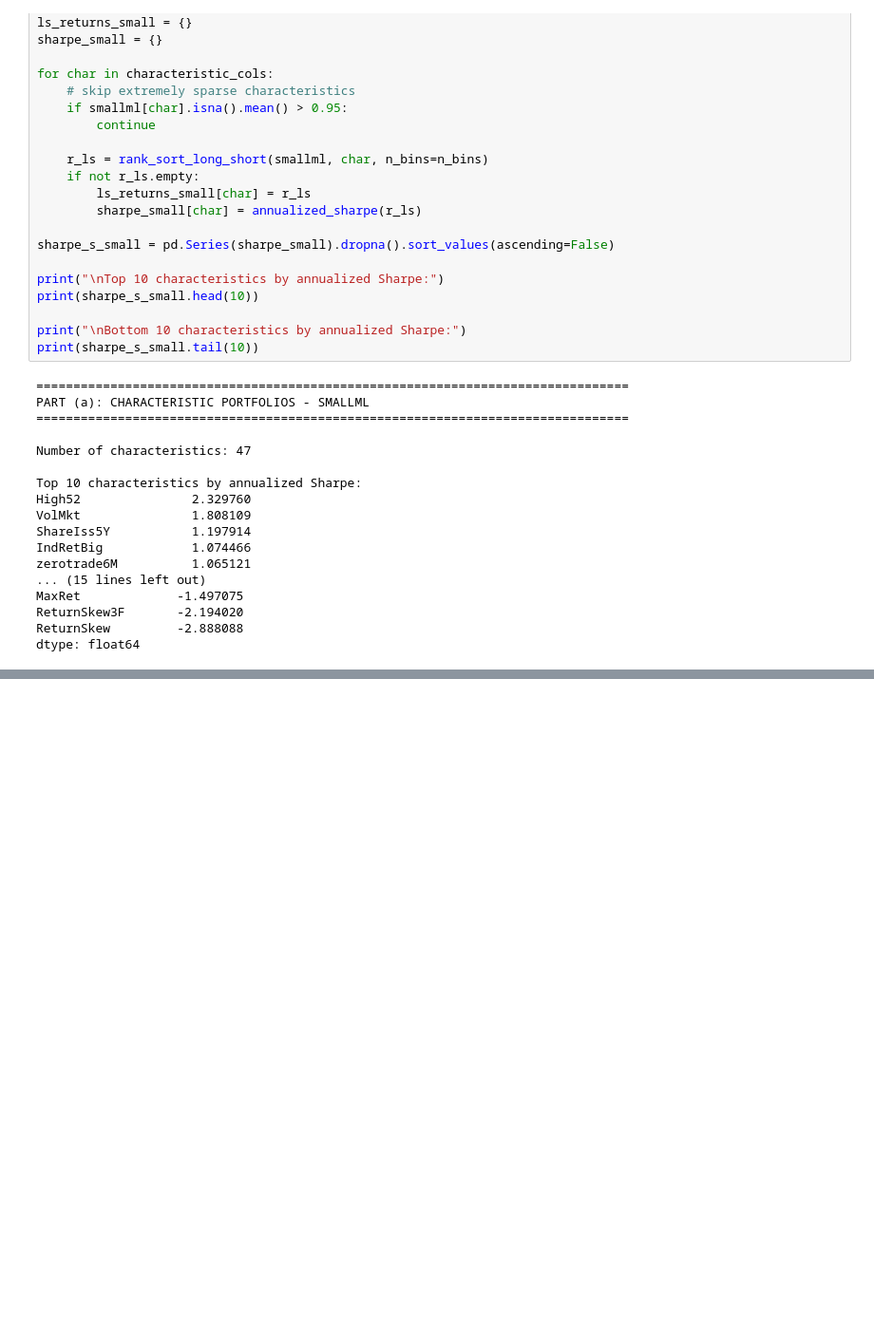
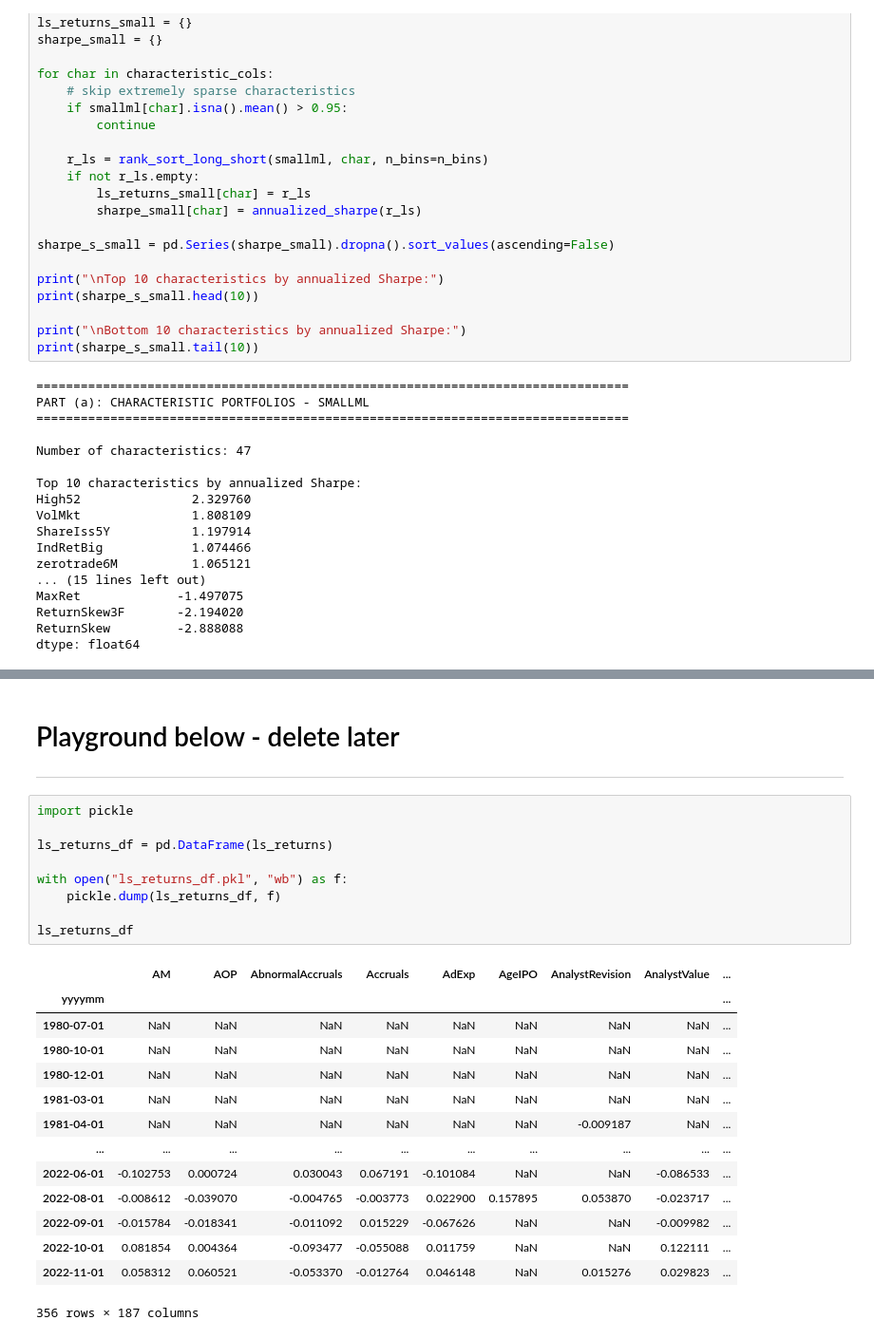
Before and after one commit to OlegGlo/ML-for-finance-HW, a Jupyter notebook: PSet2/HW2.ipynb, the cells around one changed output, grey strips where cells are left out. Shown at 95% size. Saved outputs shown, nothing was run; the diff lists cells and outputs as text; blank space fills up the shorter version.

```diff
--- a/HW2.ipynb
+++ b/PSet2/HW2.ipynb
@@ -2174,0 +1209,27 @@ Average Sharpe Ratios:
+# %% [markdown]
+# Playground below - delete later
+-----------
+# %%
+import pickle
+
+ls_returns_df = pd.DataFrame(ls_returns)
+
+with open("ls_returns_df.pkl", "wb") as f:
+    pickle.dump(ls_returns_df, f)
+
+ls_returns_df
+# %% [output]
+|  | AM | AOP | AbnormalAccruals | Accruals | AdExp | AgeIPO | AnalystRevision | AnalystValue | ... |
+| yyyymm |  |  |  |  |  |  |  |  | ... |
+| 1980-07-01 | NaN | NaN | NaN | NaN | NaN | NaN | NaN | NaN | ... |
+| 1980-10-01 | NaN | NaN | NaN | NaN | NaN | NaN | NaN | NaN | ... |
+| 1980-12-01 | NaN | NaN | NaN | NaN | NaN | NaN | NaN | NaN | ... |
+| 1981-03-01 | NaN | NaN | NaN | NaN | NaN | NaN | NaN | NaN | ... |
+| 1981-04-01 | NaN | NaN | NaN | NaN | NaN | NaN | -0.009187 | NaN | ... |
+| ... | ... | ... | ... | ... | ... | ... | ... | ... | ... |
+| 2022-06-01 | -0.102753 | 0.000724 | 0.030043 | 0.067191 | -0.101084 | NaN | NaN | -0.086533 | ... |
+| 2022-08-01 | -0.008612 | -0.039070 | -0.004765 | -0.003773 | 0.022900 | 0.157895 | 0.053870 | -0.023717 | ... |
+| 2022-09-01 | -0.015784 | -0.018341 | -0.011092 | 0.015229 | -0.067626 | NaN | NaN | -0.009982 | ... |
+| 2022-10-01 | 0.081854 | 0.004364 | -0.093477 | -0.055088 | 0.011759 | NaN | NaN | 0.122111 | ... |
+| 2022-11-01 | 0.058312 | 0.060521 | -0.053370 | -0.012764 | 0.046148 | NaN | 0.015276 | 0.029823 | ... |
+356 rows × 187 columns
```
Also changed, not shown: parts of 38 cells of this notebook, 8 other files.
